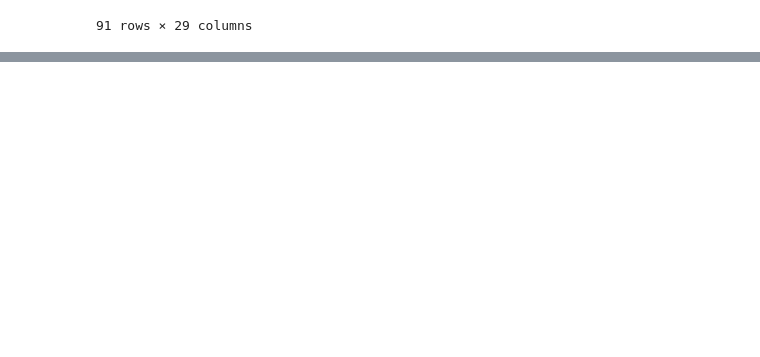
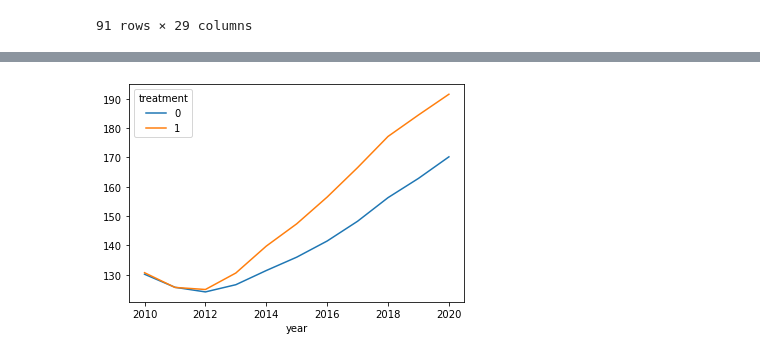
Before and after one commit to renatomatz/ibuying_effects, a Jupyter notebook: data_and_processing/visualization.ipynb, the cells around one changed output, grey strips where cells are left out. Drawn from its saved outputs; the diff is of its cells as text; code cells hidden in the pictures; blank space fills up the shorter version.

```diff
--- a/data_and_processing/Untitled.ipynb
+++ b/data_and_processing/visualization.ipynb
@@ -201,0 +267,7 @@ df.query("median_square_feet == 0")
+# %%
+hpi2 = hpi.pipe(pd.merge, df[["state", "county", "treatment"]])\
+          .query("year >= 2010")[["year", "hpi_with_2000_base", "treatment"]]\
+          .query("hpi_with_2000_base != '.'")
+
+hpi2["hpi_with_2000_base"] = hpi2["hpi_with_2000_base"].astype(float)
+hpi2
@@ -201,0 +288,4 @@ df.query("median_square_feet == 0")
+# %%
+pta = hpi2.groupby(["treatment", "year"]).mean().T.stack().droplevel(0).plot().get_figure()
+# %% [output]
+[figure, added]
```
Also changed, not shown: parts of 3 cells of this notebook, 15 other files.
